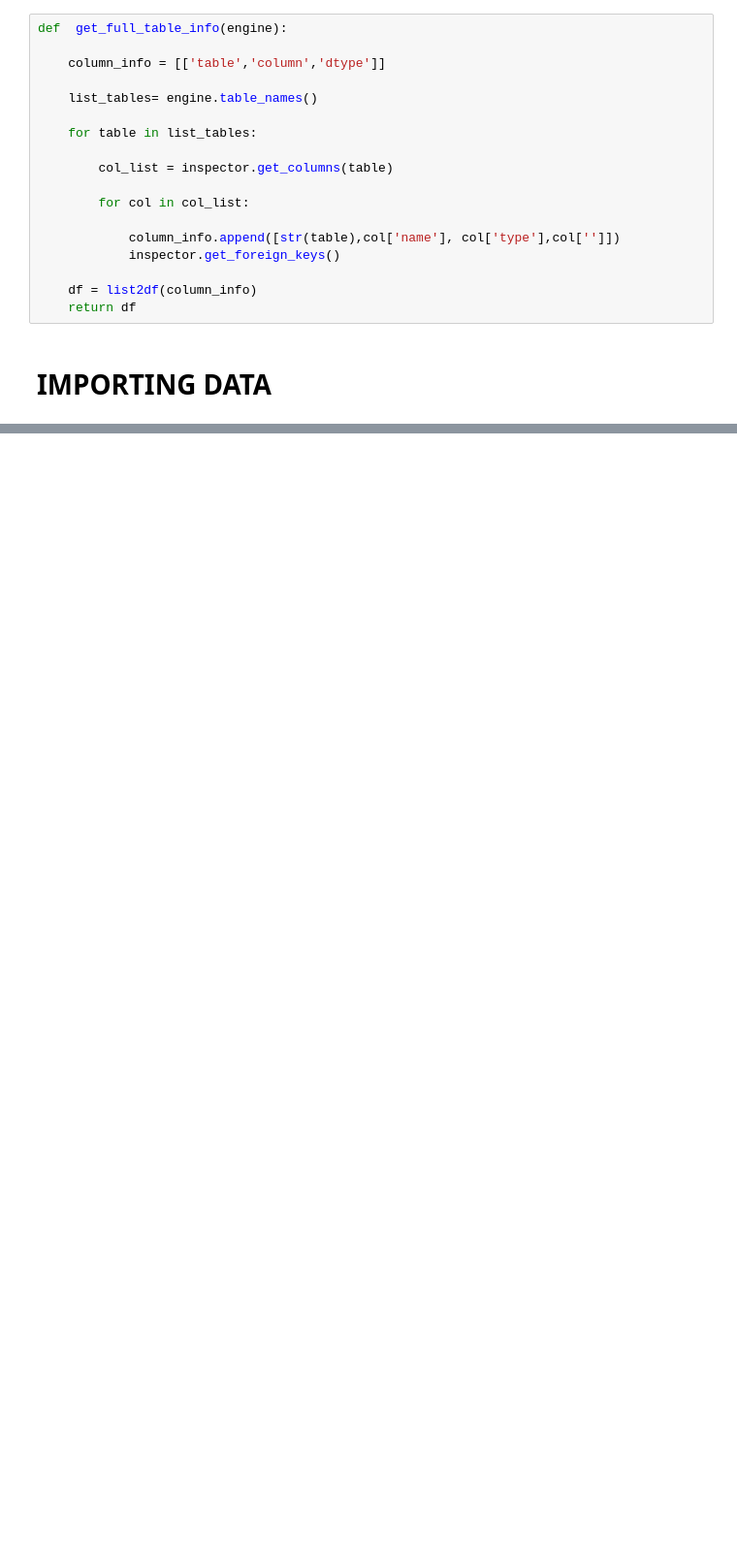
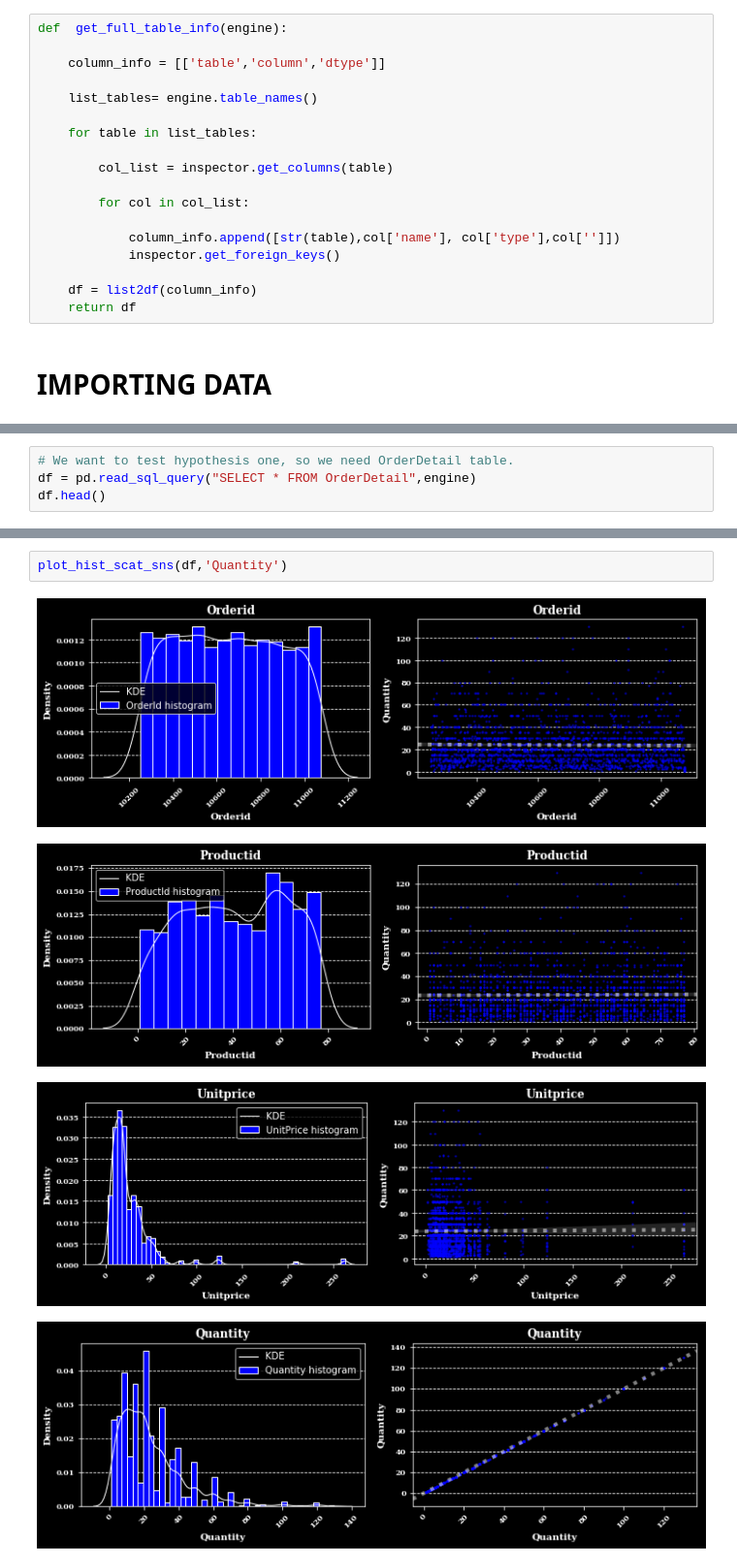
Before and after one commit to jirvingphd/dsc-2-final-project-online-ds-ft-021119, a Jupyter notebook: mod2_project_WIP.ipynb, the cells around one changed output, grey strips where cells are left out. Shown at 97% size. Cells and saved outputs as stored; diff of their text form; blank space fills up the shorter version.

```diff
--- a/mod2_project_WIP.ipynb
+++ b/mod2_project_WIP.ipynb
@@ -416,0 +536,4 @@ def  get_full_table_info(engine):
+# %%
+# We want to test hypothesis one, so we need OrderDetail table.
+df = pd.read_sql_query("SELECT * FROM OrderDetail",engine)
+df.head()
@@ -416,0 +601,7 @@ def  get_full_table_info(engine):
+# %%
+plot_hist_scat_sns(df,'Quantity')
+# %% [output]
+[figure, added]
+[figure, added]
+[figure, added]
+[figure, added]
```
Also changed, not shown: parts of 48 cells of this notebook, 5 other files.
